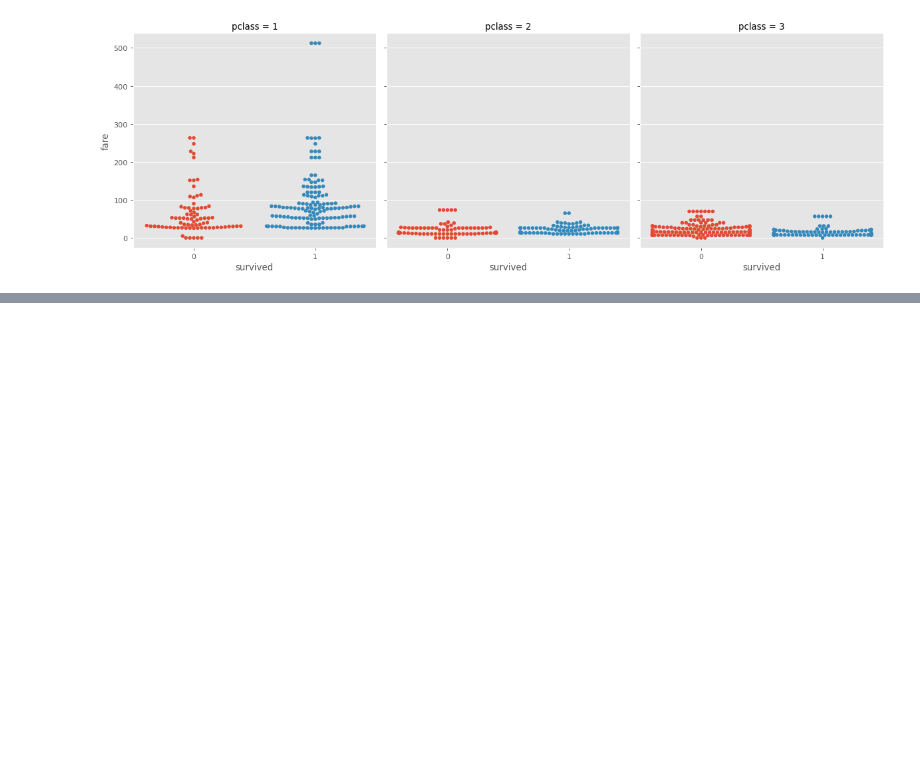
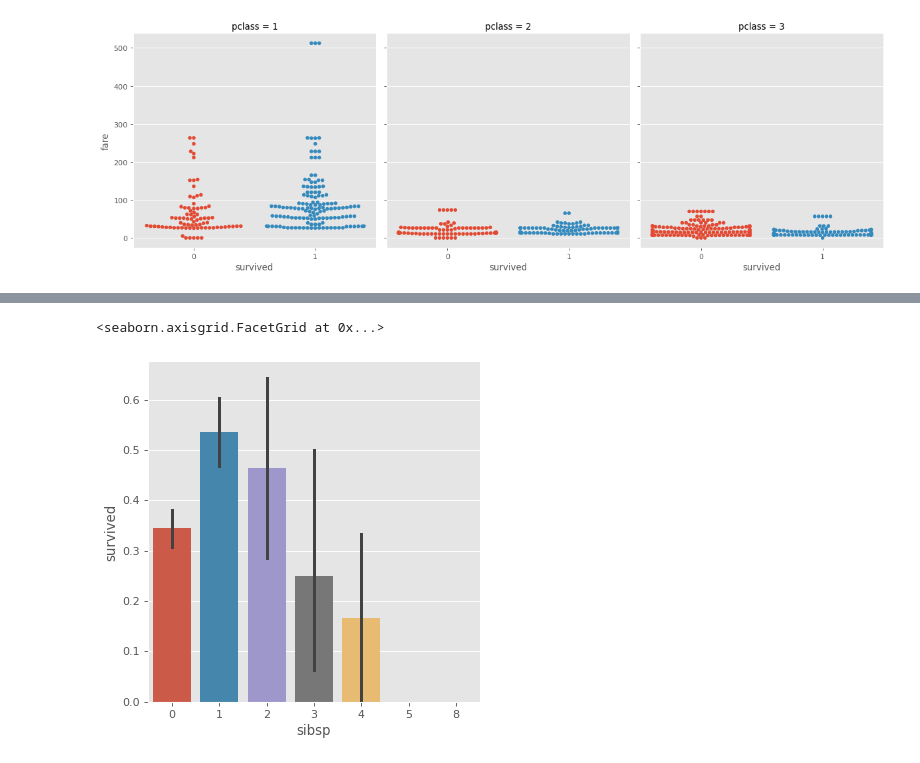
Before and after one commit to fadilparves/EDA, a Jupyter notebook: eda_titanic/titanic_eda.ipynb, the cells around one changed output, grey strips where cells are left out. Cells and saved outputs as stored; diff of their text form; code cells hidden in the pictures; blank space fills up the shorter version.

```diff
--- a/eda_titanic/titanic_eda.ipynb
+++ b/eda_titanic/titanic_eda.ipynb
@@ -260,0 +282,5 @@ sns.catplot(x='survived', y='fare', data=titanic, kind='swarm', col='pclass')
+# %%
+sns.catplot(x='sibsp', y='survived', kind='bar',data=titanic)
+# %% [output]
+<seaborn.axisgrid.FacetGrid at 0x...>
+[figure, added]
```
Also changed, not shown: parts of 4 cells of this notebook.
